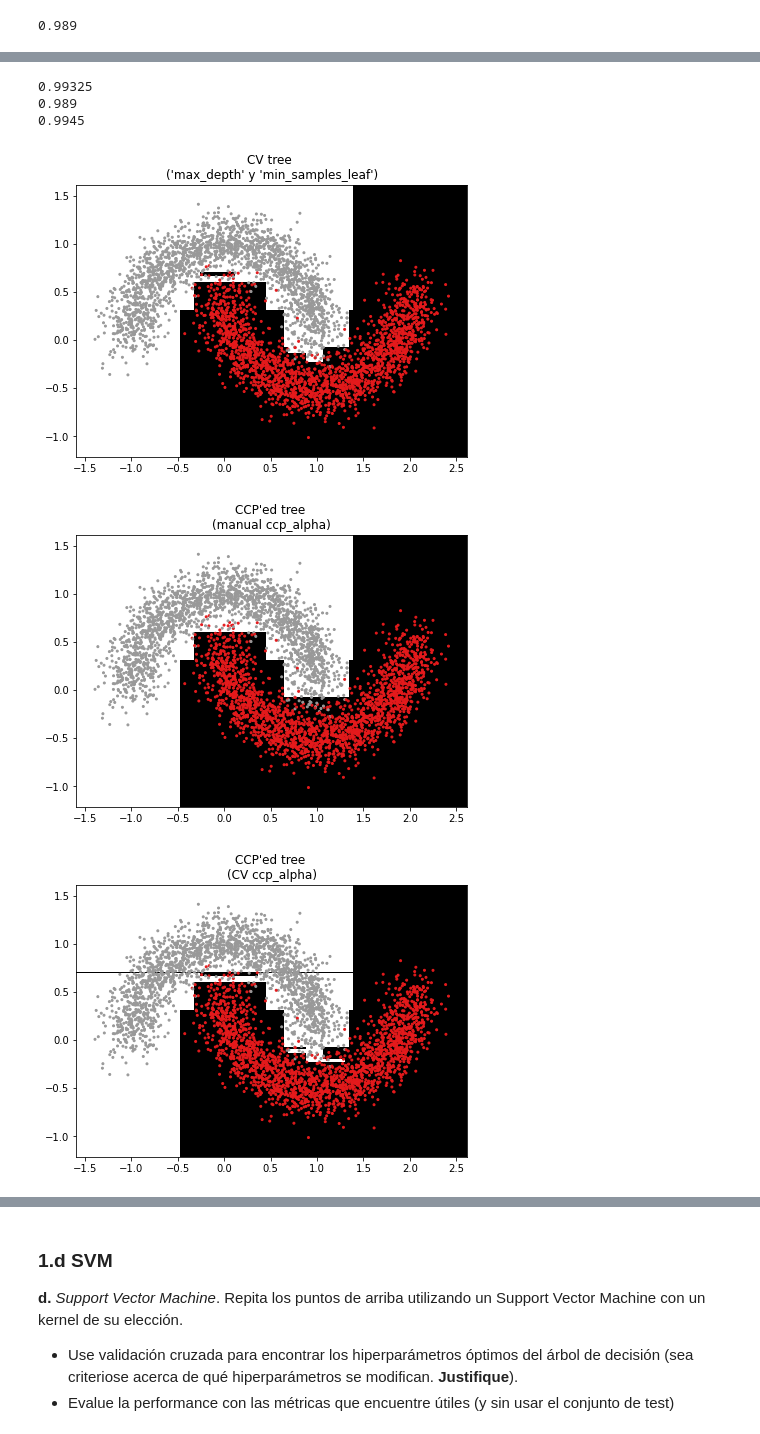
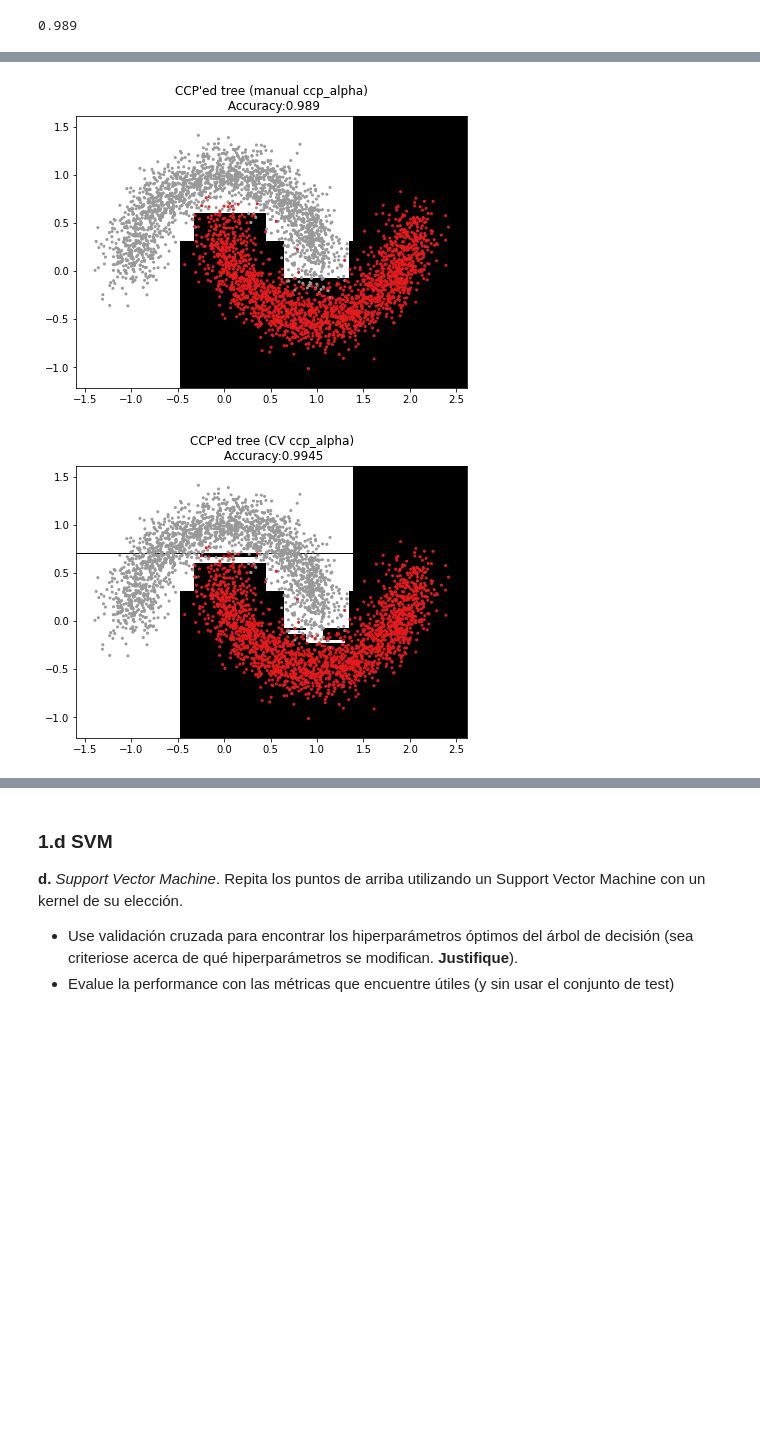
Before and after one commit to naikymen/ML_UNSAM, a Jupyter notebook: datasets/parcial_2/parcial2_1_2021.ipynb, the cells around one changed output, grey strips where cells are left out. Drawn from its saved outputs; the diff is of its cells as text; code cells hidden in the pictures; blank space fills up the shorter version.

```diff
--- a/datasets/parcial_2/parcial2_1_2021.ipynb
+++ b/datasets/parcial_2/parcial2_1_2021.ipynb
@@ -236,19 +245,15 @@ plt.show()
 # %%
-print(accuracy_score(y_train, tree_model.predict(X_train)))
-plot_regiones(X_train, y_train, tree_model, figsize=(7, 5), cmap='Greys', cmap_scatter="Set1", main="CV tree \n('max_depth' y 'min_samples_leaf')")
-
-print(accuracy_score(y_train, dt2.predict(X_train)))
-plot_regiones(X_train, y_train, dt2, figsize=(7, 5), cmap='Greys', cmap_scatter="Set1", main="CCP'ed tree \n(manual ccp_alpha)")
-
-print(accuracy_score(y_train, tree_model3.predict(X_train)))
-plot_regiones(X_train, y_train, tree_model3, figsize=(7, 5), cmap='Greys', cmap_scatter="Set1", main="CCP'ed tree \n(CV ccp_alpha)")
+# print(accuracy_score(y_train, dt2.predict(X_train)))
+plot_regiones(X_train, y_train, dt2, figsize=(7, 5), cmap='Greys', cmap_scatter="Set1",
+              main="CCP'ed tree (manual ccp_alpha)" + "\n Accuracy:" + str(accuracy_score(y_train, dt2.predict(X_train))) )
 # %% [output]
-0.99325
-0.989
-0.9945
-[figure, old version]
+[figure, new version]
-[figure, removed]
-[figure, removed]
+# %%
+# print(accuracy_score(y_train, tree_model3.predict(X_train)))
+plot_regiones(X_train, y_train, tree_model3, figsize=(7, 5), cmap='Greys', cmap_scatter="Set1",
+              main="CCP'ed tree (CV ccp_alpha)" + "\n Accuracy:" + str(accuracy_score(y_train, tree_model3.predict(X_train))))
+# %% [output]
+[figure, added]
 # %% [markdown]
 Curiosamente el "Cost complexity pruning" con CV overfittea.
 
```
Also changed, not shown: parts of 87 cells of this notebook, 1 other file.
